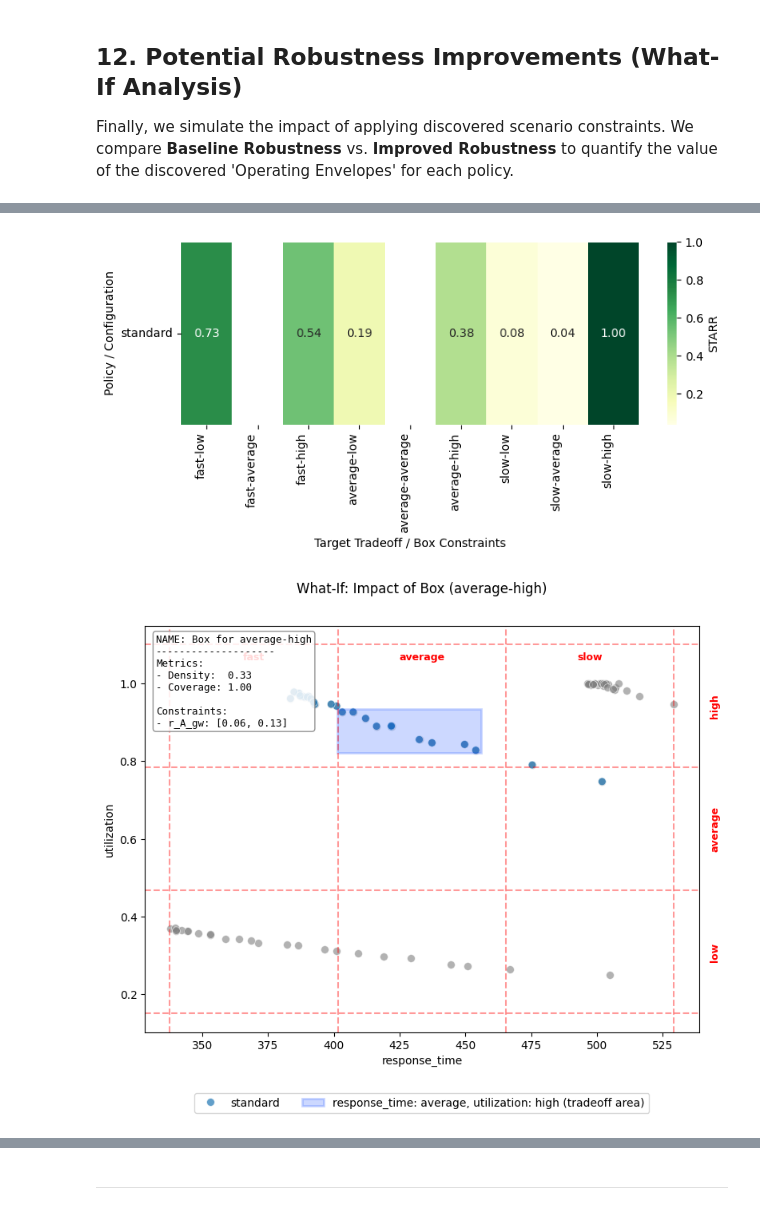
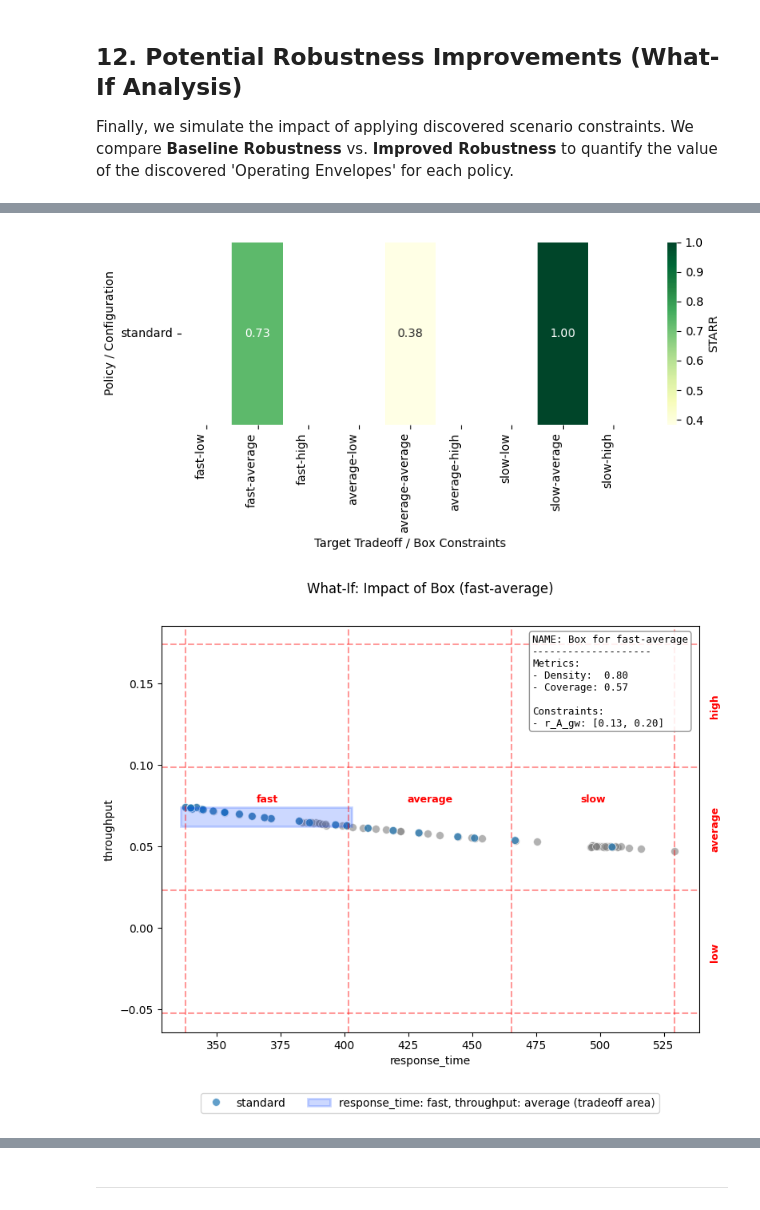
Before and after one commit to andresdp/patterns-sa, a Jupyter notebook: patterns/Gateway_Aggregation/analysis-ga.ipynb, the cells around one changed output, grey strips where cells are left out. Drawn from its saved outputs; the diff is of its cells as text; code cells hidden in the pictures.

```diff
--- a/patterns/Gateway_Aggregation/analysis-ga.ipynb
+++ b/patterns/Gateway_Aggregation/analysis-ga.ipynb
@@ -21,14 +21,15 @@ Raw simulation data often contains tool-specific column names and numeric identi
 # %%
 # Specific parameters for Gateway Aggregation
 INPUT_PARAMETERS = ['N_A', 'N_B', 'r_Z_A', 'r_Z_B', 'r_A_gw', 'r_B_gw', 'r_A_s1', 'r_B_s1', 'r_A_s2', 'r_B_s2', 'r_A_s3', 'r_B_s3']
-OUTPUTS = ['response_time', 'utilization']
+OUTPUTS = ['response_time', 'throughput'] #, 'utilization']
 # N = 25
 
 def preprocess_gateway_aggregation(df: pd.DataFrame) -> pd.DataFrame:
 
-    filter_cols = INPUT_PARAMETERS + ['R0', 'Ugw']
+    filter_cols = INPUT_PARAMETERS + ['R0', 'X0'] # ['R0', 'Ugw']
     df = df[filter_cols].copy()
-    df.rename(columns={'R0': 'response_time', 'Ugw': 'utilization'}, inplace=True)
+#     df.rename(columns={'R0': 'response_time', 'Ugw': 'utilization'}, inplace=True)
+    df.rename(columns={'R0': 'response_time', 'X0': 'throughput'}, inplace=True)
     df.sort_values(by='N_A', inplace=True)
     df.reset_index(inplace=True, drop=True)
 
@@ -83,7 +84,8 @@ We translate raw metrics into architectural concepts (e.g., 'Fast' vs 'Slow'). A
 # ---- 1. Discretizization into 3 bins
 target_labels = {
     'response_time': ['fast', 'average', 'slow'],
-    'utilization': ['low', 'average', 'high']
+#    'utilization': ['low', 'average', 'high']
+    'throughput': ['low', 'average', 'high']
 }
 tradeoffs, schemes = session.create_tradeoffs(method='discretization', labels=target_labels)
 
@@ -91,7 +93,7 @@ tradeoffs, schemes = session.create_tradeoffs(method='discretization', labels=ta
 # ---- 2. Static thresholds
 thresholds = {
     'response_time': (3000, '<'),      # Strict limit
-    'utilization': (0.7, '<=') # Minimum requirement
+    'throughput': (0.7, '<=') # Minimum requirement
 }
 # tradeoffs, schemes = session.create_tradeoffs(method='threshold', thresholds=thresholds)
 
@@ -414,24 +401,24 @@ fig = session.show_policy_robustness_improvement_heatmap(
     # title="What-If Analysis: Policy Success under Box Constraints"
 )
 # %% [output]
-[figure, old version]
+[figure, new version]
 # %%
 for x_col, y_col in itertools.combinations(outcome_cols, 2):
     session.show_box_impact_objective_space(
-        box=box_list[5], #prim_boxes[3],
+        box=box_list[1], #prim_boxes[3],
         x_metric=x_col,
         y_metric=y_col,
-        tradeoff=session.get_tradeoff(tradeoffs[5].name),
+        tradeoff=session.get_tradeoff(tradeoffs[1].name),
         show_box_summary=True,
         # subset='all',
         cmap='tab10',
         alpha=0.7,
         figsize=(8, 7),
         s=50
     )
     plt.show()
 # %% [output]
-[figure, old version]
+[figure, new version]
 # %%
 base_robustness_matrix
 # %% [output]
```
Also changed, not shown: parts of 16 cells of this notebook, 8 other files.
